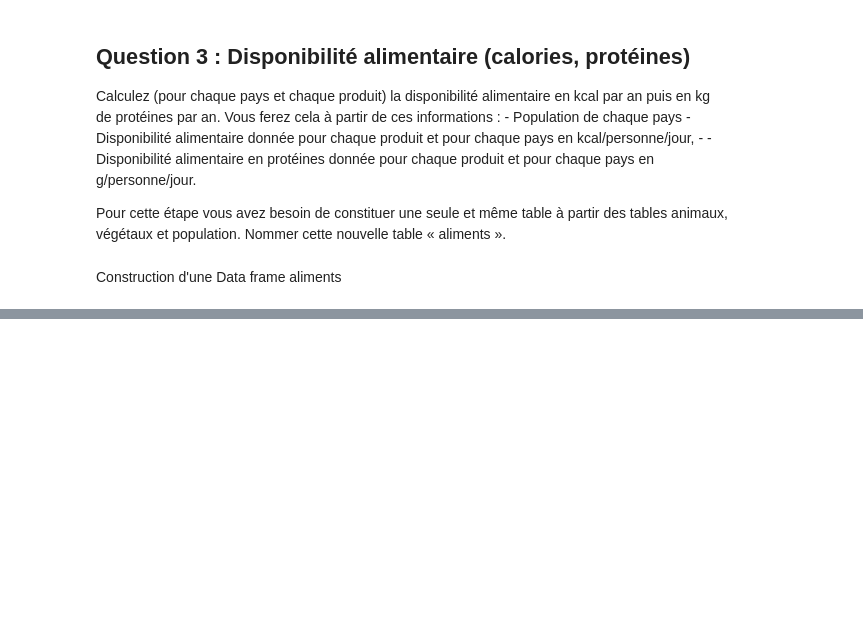
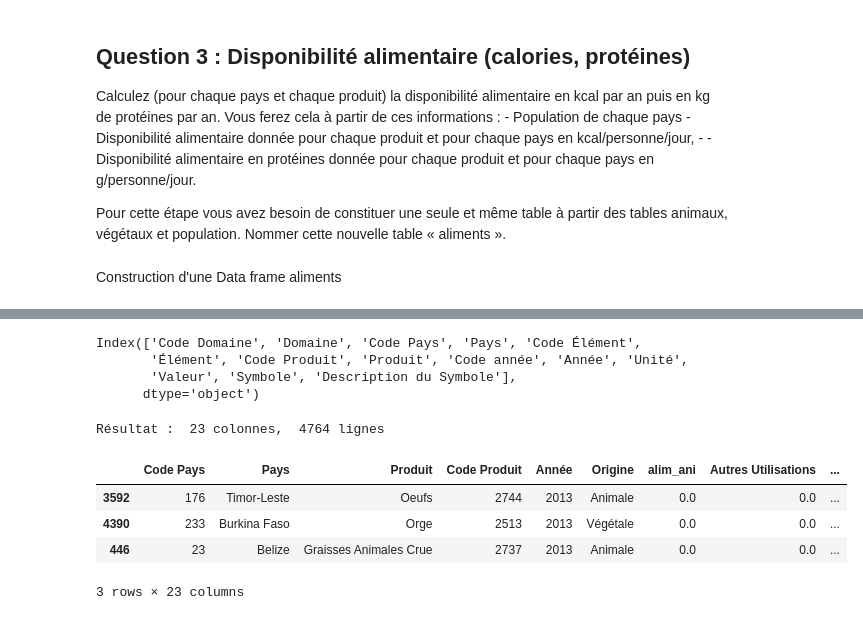
Before and after one commit to Tarik37/FAO_Project_Tarik_FengFeng, a Jupyter notebook: FAO_Data_Analyse_Fengfeng_Tarik.ipynb, the cells around one changed output, grey strips where cells are left out. Drawn from its saved outputs; the diff is of its cells as text; code cells hidden in the pictures; blank space fills up the shorter version.

```diff
--- a/FAO_Data_Analyse_Fengfeng_Tarik.ipynb
+++ b/FAO_Data_Analyse_Fengfeng_Tarik.ipynb
@@ -193 +210,8 @@ animal_vegetal = animal.join(vegetal, on= "Code_Pays_id",how="left", lsuffix="_a
+# %%
+population.columns
+# %% [output]
+Index(['Code Domaine', 'Domaine', 'Code Pays', 'Pays', 'Code Élément',
+       'Élément', 'Code Produit', 'Produit', 'Code année', 'Année', 'Unité',
+       'Valeur', 'Symbole', 'Description du Symbole'],
+      dtype='object')
 # %%
@@ -194,0 +220,59 @@ aliments = animal_vegetal.join(population, on= "Code_Pays_id",how="left", rsuffi
+# %%
+# Ajout d'une colonne 'Origine' dans animaux et vegetaux
+animal['Origine'] = 'Animale'
+vegetal['Origine'] = 'Végétale'
+
+# Union de Végétaux et Animaux
+aliments = pd.concat([vegetal, animal])
+
+# Projection
+aliments = aliments[[
+    'Pays',
+    'Code Pays',
+    'Produit',
+    'Code Produit',
+    'Origine',
+    'Élément',
+    'Valeur',
+    'Année'
+]]
+
+# Table pivot sur aliments
+aliments = aliments.pivot_table('Valeur', index=['Code Pays','Pays','Produit','Code Produit','Année','Origine'], columns='Élément')
+
+# Reset index
+aliments.reset_index(inplace=True)
+
+# Joindre population et aliments
+aliments = pd.merge(aliments, population[['Pays', 'Valeur','Unité']], left_on='Pays', right_on='Pays')
+
+# Renommer les colonnes
+aliments.rename(columns={
+    'Aliments pour animaux' : 'alim_ani',
+    'Autres utilisations (non alimentaire)' : 'autres_utilisations',
+    'Semences' : 'semences',
+    'Pertes' : 'pertes',
+    'Nourriture' : 'nourriture',
+    'Traitement' : 'transfo', # ?
+    'Disponibilité intérieure' : 'dispo_int',
+    'Disponibilité alimentaire (Kcal/personne/jour)' : 'dispo_alim_kcal_p_j',
+    'Disponibilité alimentaire en quantité (kg/personne/an)' : 'dispo_alim_kg_p_an',
+    'Disponibilité de protéines en quantité (g/personne/jour)' : 'dispo_prot_g_p_j',
+    'Disponibilité de matière grasse en quantité (g/personne/jour)' : 'dispo_mat_gr',
+    'Valeur' : 'population',
+    'Unité' : 'unité_pop'
+}, inplace=True)
+
+# Remplacer les Nan
+aliments.replace(np.nan, 0, inplace=True)
+
+# Affichage
+print('Résultat : ', aliments.shape[1], 'colonnes, ', aliments.shape[0], 'lignes')
+aliments.sample(3)
+# %% [output]
+Résultat :  23 colonnes,  4764 lignes
+|  | Code Pays | Pays | Produit | Code Produit | Année | Origine | alim_ani | Autres Utilisations | ... |
+| 3592 | 176 | Timor-Leste | Oeufs | 2744 | 2013 | Animale | 0.0 | 0.0 | ... |
+| 4390 | 233 | Burkina Faso | Orge | 2513 | 2013 | Végétale | 0.0 | 0.0 | ... |
+| 446 | 23 | Belize | Graisses Animales Crue | 2737 | 2013 | Animale | 0.0 | 0.0 | ... |
+3 rows × 23 columns
```
Also changed, not shown: parts of 9 cells of this notebook.
